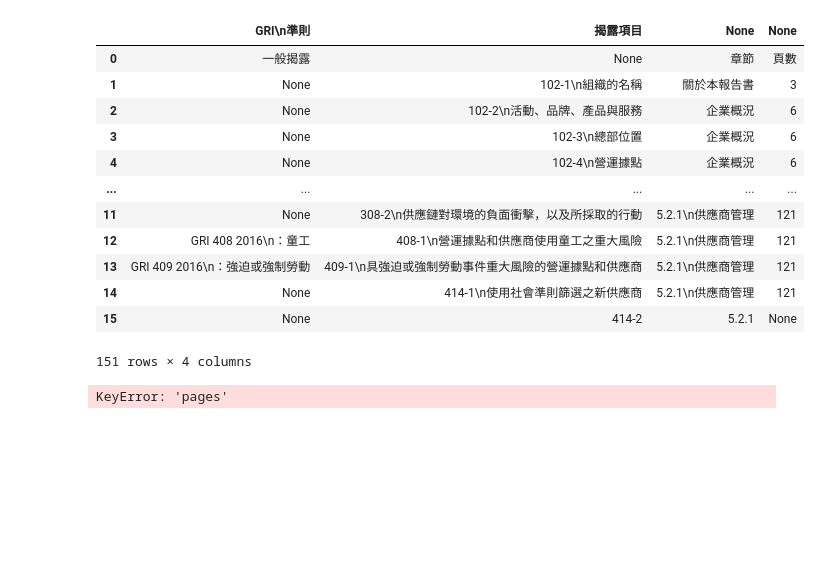
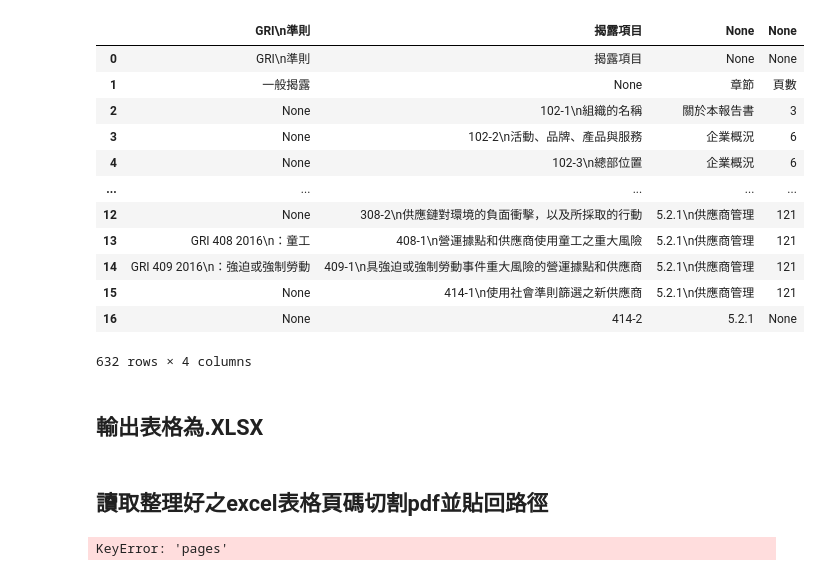
Before and after one commit to mika311225/expert-spoon, a Jupyter notebook: data.ipynb, the cells around one changed output. Cells and saved outputs as stored; diff of their text form; code cells hidden in the pictures; blank space fills up the shorter version.

```diff
--- a/data.ipynb
+++ b/data.ipynb
@@ -15,24 +21,26 @@ with open(filename, "wb") as f:
 # %%
-import pdfplumber
-import pandas as pd
-dfs = []
-# 打開PDF文件
-with pdfplumber.open(filename) as pdf:
+pdf = pr.open(filename)
+ps = pdf.pages
+df_new=[]
+ # 取得總頁數
+total_pages = len(pdf.pages)
+# 設定起始頁數
+start_page = int(total_pages * 0.8)
 
-    # 迭代每頁
-    for page in pdf.pages:
+# 迭代每頁，從設定的起始頁開始
+for page in pdf.pages[start_page:]:
+    tables = page.extract_tables()
+    for df in tables:
+        df = pd.DataFrame(df, columns=df[0])
+        if df.iloc[0,0] != '':
+            #df=df.drop_duplicates()
+            for i in df.columns:
+                filtered_columns = [col for col in df.columns if col is not None]
+                for col in filtered_columns:
+                    if  ("GRI" ) in col:
+                            df_new.append(df)
 
-        # 迭代每個表格
-        for table in page.extract_tables():
 
-            # 檢查表格是否為空
-            if table is None:
-                continue
 
-            for rows in table:
-                if rows is not None and "GRI" and "準則" and "頁數"in rows:
-                    df = pd.DataFrame(table[1:], columns=table[0])
-                    dfs.append(df)
-                    break
-dfs
+print(df_new)
 # %% [output]
@@ -76,23 +86,27 @@ dfs[2]
 # %%
-merged_df = pd.concat(dfs, axis=0)
+merged_df = pd.concat(df_new, axis=0)
 merged_df
 # %% [output]
 |  | GRI\n準則 | 揭露項目 | None | None |
-| 0 | 一般揭露 | None | 章節 | 頁數 |
-| 1 | None | 102-1\n組織的名稱 | 關於本報告書 | 3 |
-| 2 | None | 102-2\n活動、品牌、產品與服務 | 企業概況 | 6 |
-| 3 | None | 102-3\n總部位置 | 企業概況 | 6 |
-| 4 | None | 102-4\n營運據點 | 企業概況 | 6 |
+| 0 | GRI\n準則 | 揭露項目 | None | None |
+| 1 | 一般揭露 | None | 章節 | 頁數 |
+| 2 | None | 102-1\n組織的名稱 | 關於本報告書 | 3 |
+| 3 | None | 102-2\n活動、品牌、產品與服務 | 企業概況 | 6 |
+| 4 | None | 102-3\n總部位置 | 企業概況 | 6 |
 | ... | ... | ... | ... | ... |
-| 11 | None | 308-2\n供應鏈對環境的負面衝擊，以及所採取的行動 | 5.2.1\n供應商管理 | 121 |
-| 12 | GRI 408 2016\n：童工 | 408-1\n營運據點和供應商使用童工之重大風險 | 5.2.1\n供應商管理 | 121 |
-| 13 | GRI 409 2016\n：強迫或強制勞動 | 409-1\n具強迫或強制勞動事件重大風險的營運據點和供應商 | 5.2.1\n供應商管理 | 121 |
-| 14 | None | 414-1\n使用社會準則篩選之新供應商 | 5.2.1\n供應商管理 | 121 |
-| 15 | None | 414-2 | 5.2.1 | None |
+| 12 | None | 308-2\n供應鏈對環境的負面衝擊，以及所採取的行動 | 5.2.1\n供應商管理 | 121 |
+| 13 | GRI 408 2016\n：童工 | 408-1\n營運據點和供應商使用童工之重大風險 | 5.2.1\n供應商管理 | 121 |
+| 14 | GRI 409 2016\n：強迫或強制勞動 | 409-1\n具強迫或強制勞動事件重大風險的營運據點和供應商 | 5.2.1\n供應商管理 | 121 |
+| 15 | None | 414-1\n使用社會準則篩選之新供應商 | 5.2.1\n供應商管理 | 121 |
+| 16 | None | 414-2 | 5.2.1 | None |
-151 rows × 4 columns
+632 rows × 4 columns
+# %% [markdown]
+## 輸出表格為.XLSX
 # %%
 excel_name=filename+".xlsx"
 output_excel=merged_df.to_excel(excel_name, index=False)
+# %% [markdown]
+## 讀取整理好之excel表格頁碼切割pdf並貼回路徑
 # %%
 # Read in the Excel file as a dataframe
 
```
Also changed, not shown: parts of 6 cells of this notebook.
